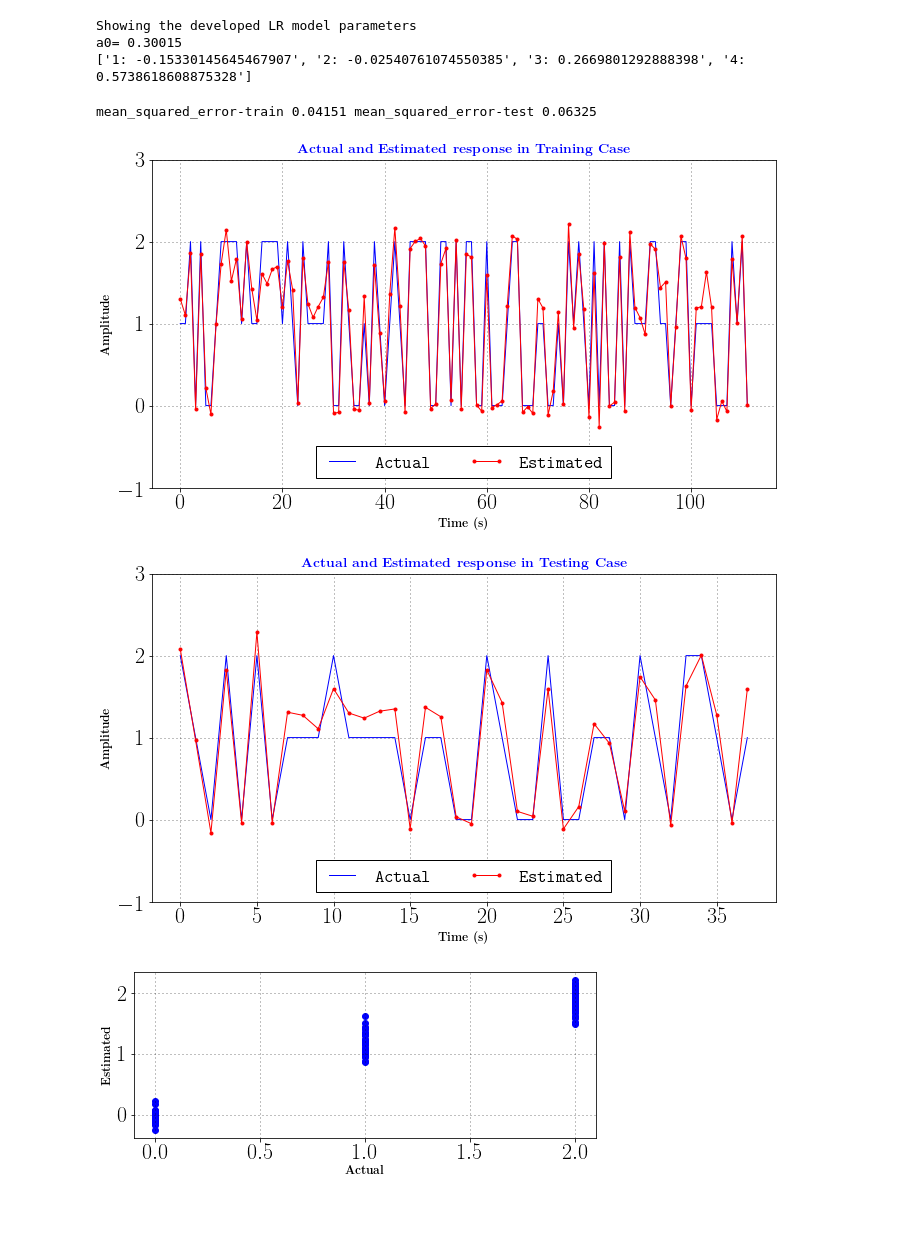
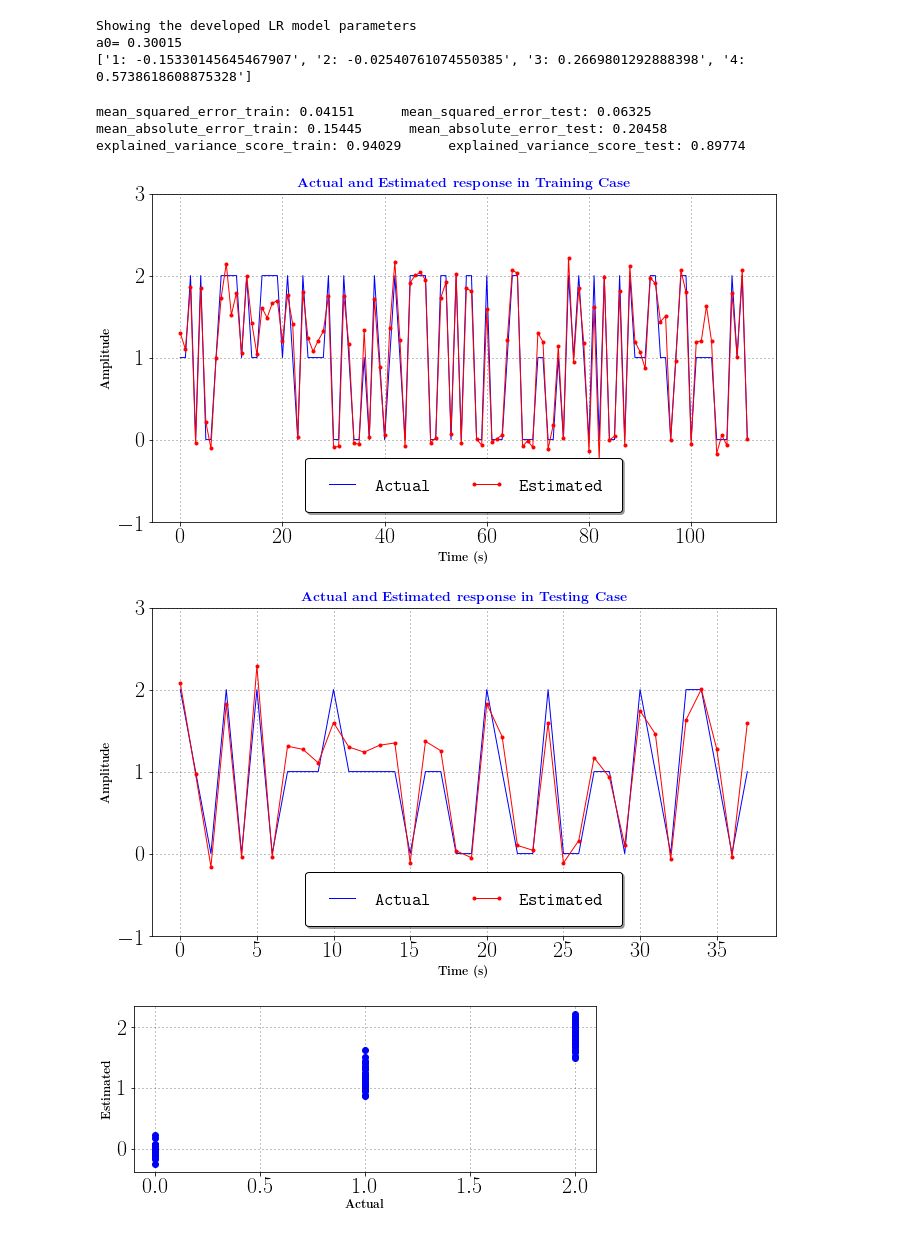
Before and after one commit to asheta66/Machine-Learning-2024, a Jupyter notebook: Simple Linear Regression/Simple_Linear_Regression.ipynb, the cells around one changed output. Drawn from its saved outputs; the diff is of its cells as text; code cells hidden in the pictures.

```diff
--- a/Simple Linear Regression/Simple_Linear_Regression.ipynb
+++ b/Simple Linear Regression/Simple_Linear_Regression.ipynb
@@ -64,13 +64,26 @@ a0= 0.30015
 # %%
 # Calculating Performance Criteria
 from sklearn.metrics import mean_squared_error
+from sklearn.metrics import mean_absolute_error
+from sklearn.metrics import explained_variance_score
 
 mse1 = mean_squared_error(y_train, y_pred_train)
 mse2 = mean_squared_error(y_test, y_pred_test)
 
-print('mean_squared_error-train', format(mse1,".5f"), 'mean_squared_error-test', format(mse2,".5f"),)
+mae1 = mean_absolute_error(y_train, y_pred_train)
+mae2 = mean_absolute_error(y_test, y_pred_test)
+
+vs1 = explained_variance_score(y_train, y_pred_train)
+vs2 = explained_variance_score(y_test, y_pred_test)
+
+
+print('mean_squared_error_train:', format(mse1,".5f"), '    ', 'mean_squared_error_test:', format(mse2,".5f"),)
+print('mean_absolute_error_train:', format(mae1,".5f"), '    ', 'mean_absolute_error_test:', format(mae2,".5f"),)
+print('explained_variance_score_train:', format(vs1,".5f"), '    ', 'explained_variance_score_test:', format(vs2,".5f"),)
 # %% [output]
-mean_squared_error-train 0.04151 mean_squared_error-test 0.06325
+mean_squared_error_train: 0.04151      mean_squared_error_test: 0.06325
+mean_absolute_error_train: 0.15445      mean_absolute_error_test: 0.20458
+explained_variance_score_train: 0.94029      explained_variance_score_test: 0.89774
 # %%
 import matplotlib.pyplot as plt
 import matplotlib.style
@@ -116,32 +129,32 @@ mpl.rcParams['legend.edgecolor'] = 'inherit'
 # %%
 # Actual and Estimated response in training and testing cases
 import numpy as np
 
 fig, axs = plt.subplots(figsize=(10, 6), tight_layout=True)
 plt.plot(y_train, '-b', label='Actual')
 plt.plot(y_pred_train, '.-r', label='Estimated')
 plt.xlabel(r'{\bf Time (s)}', fontsize=12)
 plt.ylabel(r'{\bf Amplitude}', fontsize=12)
 plt.title(r'{\bf Actual and Estimated response in Training Case}', fontsize=14, color='b')
 plt.ylim(np.min(y_train)-1, np.max(y_train)+1)
-plt.legend(frameon=True, loc='lower center', ncol=2)
+plt.legend(fancybox=True, framealpha=1, shadow=True, borderpad=1, frameon=True, loc='lower center', ncol=2)
 plt.grid(True)
 #plt.legend()
 plt.show()
 
 fig, axs = plt.subplots(figsize=(10, 6), tight_layout=True)
 plt.plot(y_test, '-b', label='Actual')
 plt.plot(y_pred_test, '.-r', label='Estimated')
 plt.xlabel(r'{\bf Time (s)}', fontsize=12)
 plt.ylabel(r'{\bf Amplitude}', fontsize=12)
 plt.title(r'{\bf Actual and Estimated response in Testing Case}', fontsize=14, color='b')
 plt.ylim(np.min(y_test)-1, np.max(y_test)+1)
 plt.grid(True)
-plt.legend(frameon=True, loc='lower center', ncol=2)
+plt.legend(fancybox=True, framealpha=1, shadow=True, borderpad=1, frameon=True, loc='lower center', ncol=2)
 plt.show()
 # %% [output]
-[figure, old version]
+[figure, new version]
-[figure, old version]
+[figure, new version]
 # %%
 # drawing Scatterplots
 import matplotlib.pyplot as plt
```
